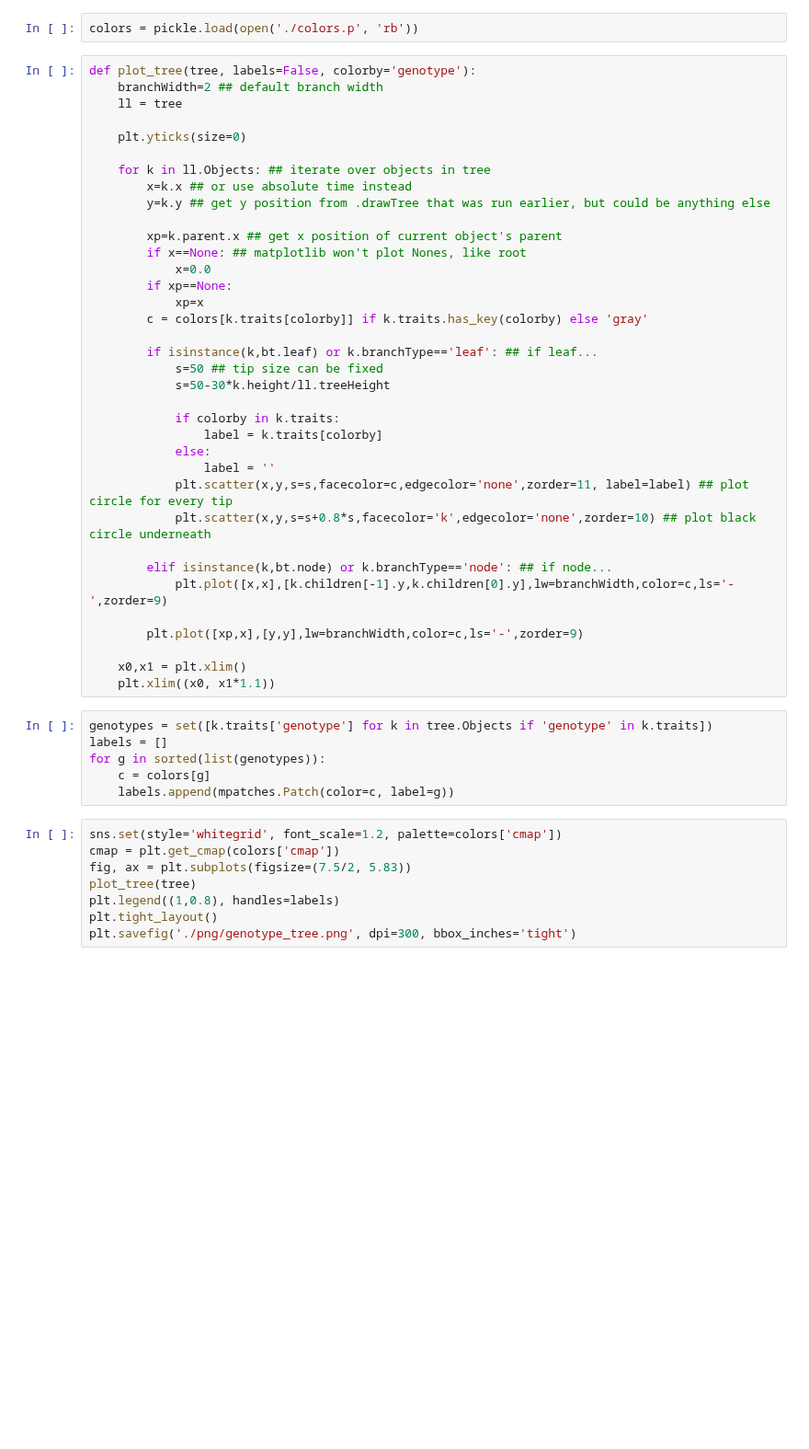
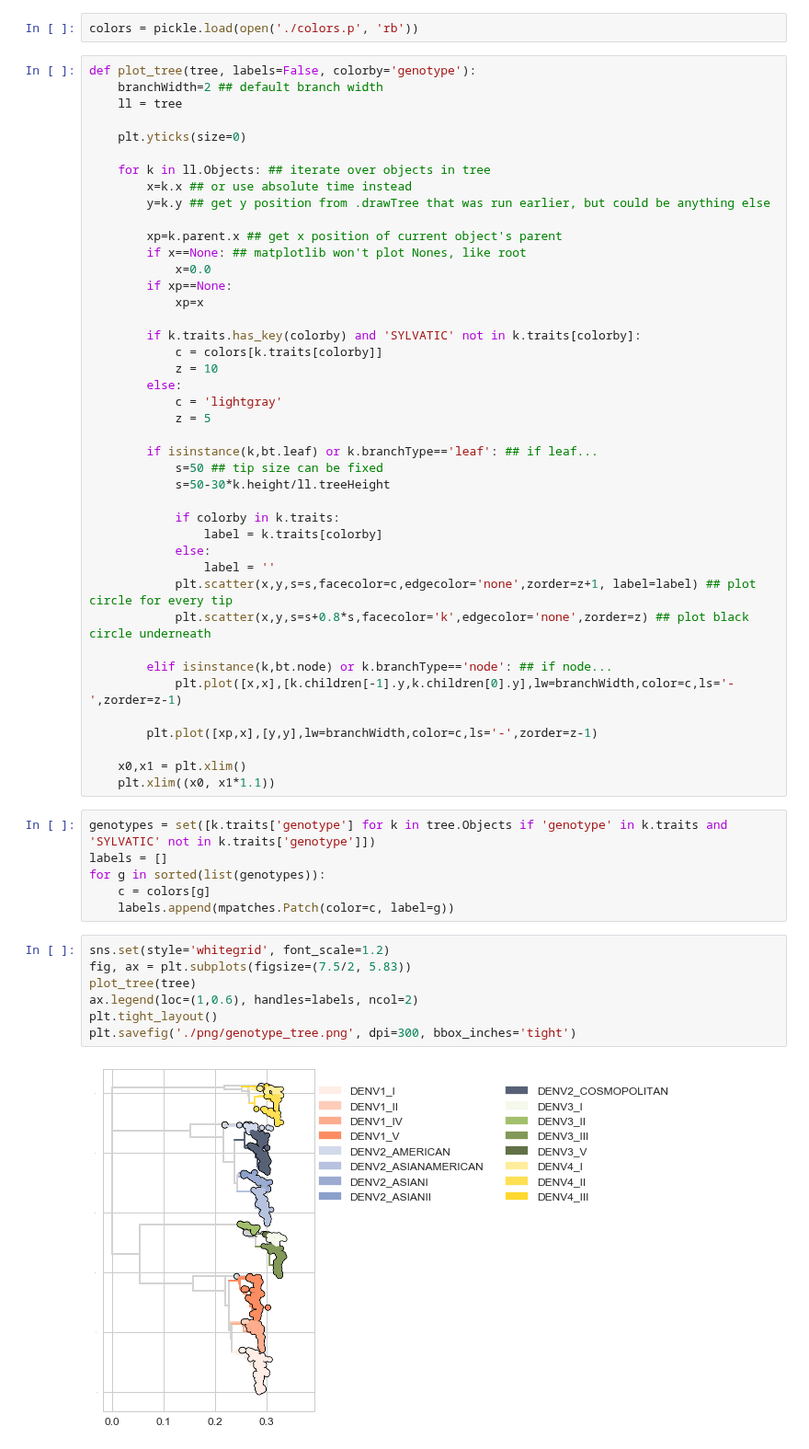
Before and after one commit to blab/dengue-antigenic-dynamics, a Jupyter notebook: figures/genotype-tree.ipynb, the cells around one changed output. Shown at 92% size. Drawn from its saved outputs; the diff is of its cells as text; blank space fills up the shorter version.

Commit message:
Rerender with better colors

```diff
--- a/figures/genotype-tree.ipynb
+++ b/figures/genotype-tree.ipynb
@@ -27,7 +27,13 @@ def plot_tree(tree, labels=False, colorby='genotype'):
             x=0.0
         if xp==None:
             xp=x
-        c = colors[k.traits[colorby]] if k.traits.has_key(colorby) else 'gray'
+
+        if k.traits.has_key(colorby) and 'SYLVATIC' not in k.traits[colorby]:
+            c = colors[k.traits[colorby]]
+            z = 10
+        else:
+            c = 'lightgray'
+            z = 5
 
         if isinstance(k,bt.leaf) or k.branchType=='leaf': ## if leaf...
             s=50 ## tip size can be fixed
@@ -37,27 +43,28 @@ def plot_tree(tree, labels=False, colorby='genotype'):
                 label = k.traits[colorby]
             else:
                 label = ''
-            plt.scatter(x,y,s=s,facecolor=c,edgecolor='none',zorder=11, label=label) ## plot circle for every tip
-            plt.scatter(x,y,s=s+0.8*s,facecolor='k',edgecolor='none',zorder=10) ## plot black circle underneath
+            plt.scatter(x,y,s=s,facecolor=c,edgecolor='none',zorder=z+1, label=label) ## plot circle for every tip
+            plt.scatter(x,y,s=s+0.8*s,facecolor='k',edgecolor='none',zorder=z) ## plot black circle underneath
 
         elif isinstance(k,bt.node) or k.branchType=='node': ## if node...
-            plt.plot([x,x],[k.children[-1].y,k.children[0].y],lw=branchWidth,color=c,ls='-',zorder=9)
+            plt.plot([x,x],[k.children[-1].y,k.children[0].y],lw=branchWidth,color=c,ls='-',zorder=z-1)
 
-        plt.plot([xp,x],[y,y],lw=branchWidth,color=c,ls='-',zorder=9)
+        plt.plot([xp,x],[y,y],lw=branchWidth,color=c,ls='-',zorder=z-1)
 
     x0,x1 = plt.xlim()
     plt.xlim((x0, x1*1.1))
 # %%
-genotypes = set([k.traits['genotype'] for k in tree.Objects if 'genotype' in k.traits])
+genotypes = set([k.traits['genotype'] for k in tree.Objects if 'genotype' in k.traits and 'SYLVATIC' not in k.traits['genotype']])
 labels = []
 for g in sorted(list(genotypes)):
     c = colors[g]
     labels.append(mpatches.Patch(color=c, label=g))
 # %%
-sns.set(style='whitegrid', font_scale=1.2, palette=colors['cmap'])
-cmap = plt.get_cmap(colors['cmap'])
+sns.set(style='whitegrid', font_scale=1.2)
 fig, ax = plt.subplots(figsize=(7.5/2, 5.83))
 plot_tree(tree)
-plt.legend((1,0.8), handles=labels)
+ax.legend(loc=(1,0.6), handles=labels, ncol=2)
 plt.tight_layout()
 plt.savefig('./png/genotype_tree.png', dpi=300, bbox_inches='tight')
+# %% [output]
+[figure, added]
```
